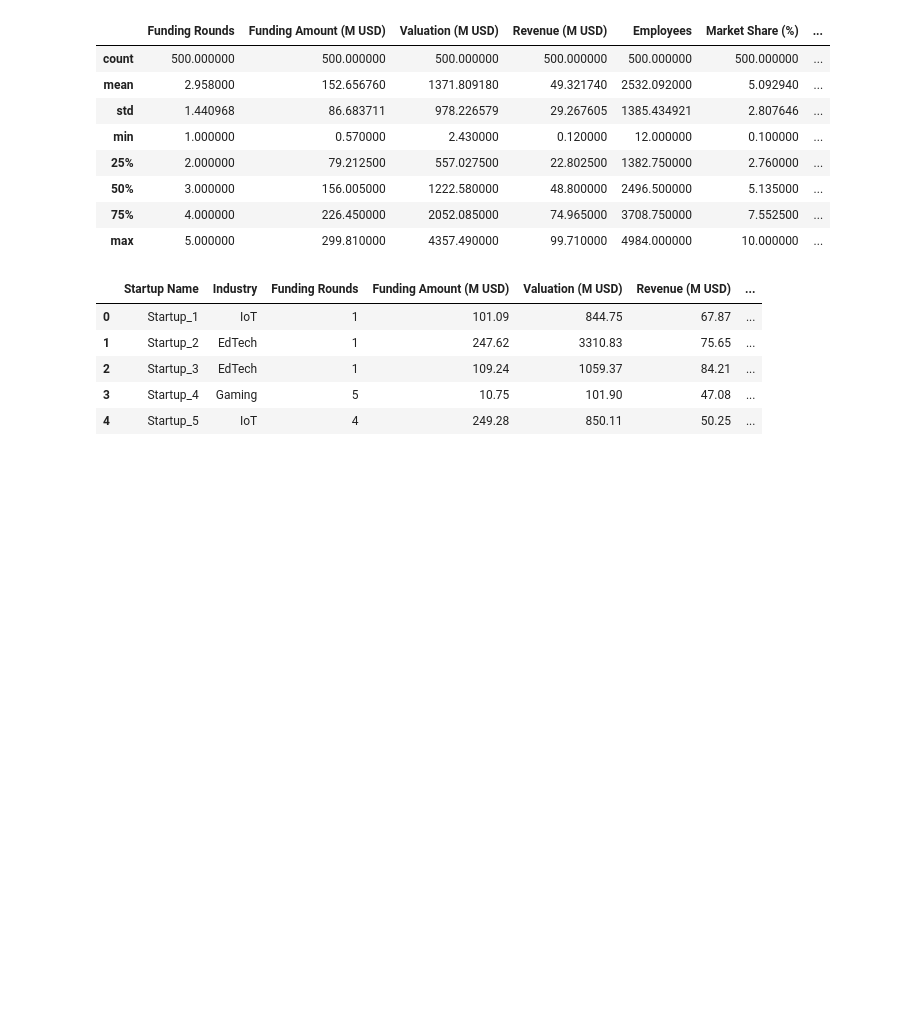
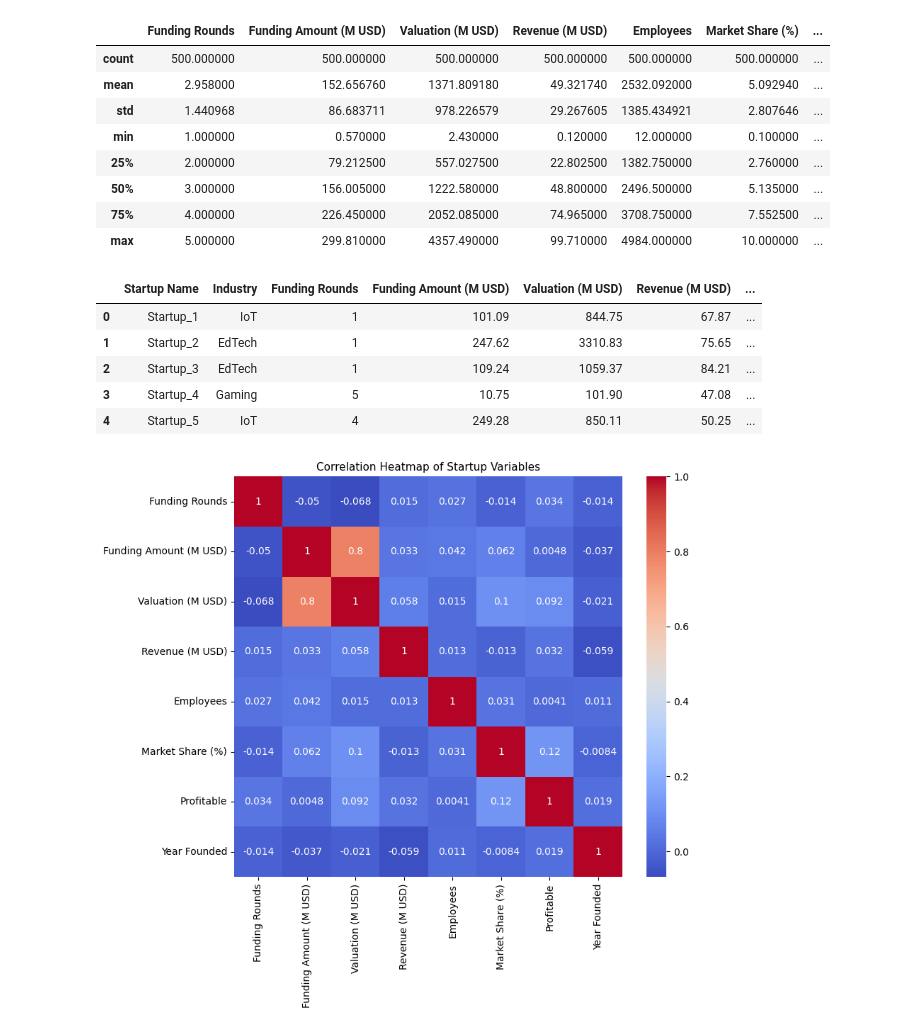
Before and after one commit to coDickerson/JCPproject, a Jupyter notebook: main.ipynb, the cells around one changed output. Drawn from its saved outputs; the diff is of its cells as text; code cells hidden in the pictures; blank space fills up the shorter version.

Commit message:
numerical heatmap

```diff
--- a/main.ipynb
+++ b/main.ipynb
@@ -46,3 +46,21 @@ data.head()
 | 2 | Startup_3 | EdTech | 1 | 109.24 | 1059.37 | 84.21 | ... |
 | 3 | Startup_4 | Gaming | 5 | 10.75 | 101.90 | 47.08 | ... |
 | 4 | Startup_5 | IoT | 4 | 249.28 | 850.11 | 50.25 | ... |
+# %%
+# Select only numeric columns for correlation
+numeric_data = data.select_dtypes(include=['int64', 'float64'])
+
+# Calculate correlation matrix
+correlation_matrix = numeric_data.corr()
+
+# Create the heatmap
+plt.figure(figsize=(9, 8))
+sns.heatmap(correlation_matrix,
+            annot=True,
+            cmap='coolwarm',
+            )
+plt.title('Correlation Heatmap of Startup Variables', fontsize=11)
+plt.tight_layout()
+plt.show()
+# %% [output]
+[figure, added]
```
Also changed, not shown: parts of 1 cell of this notebook.
